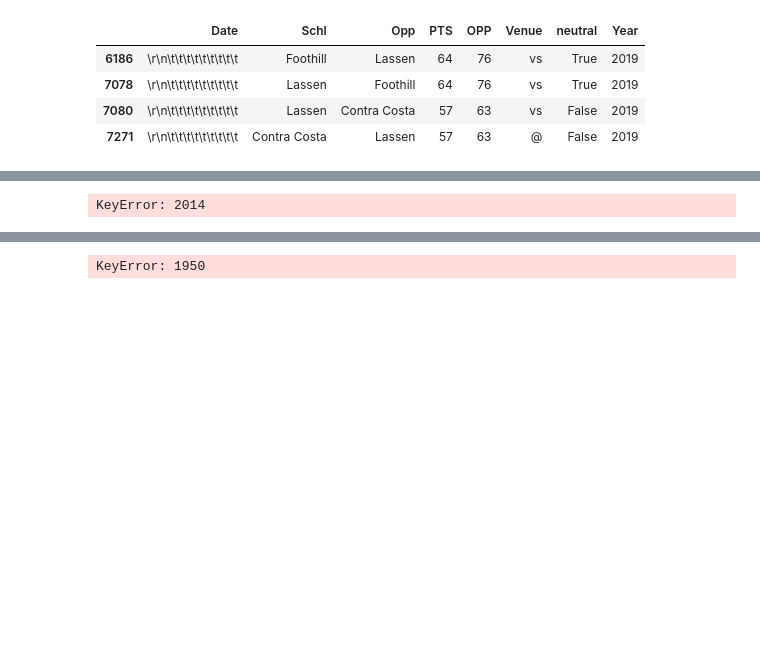
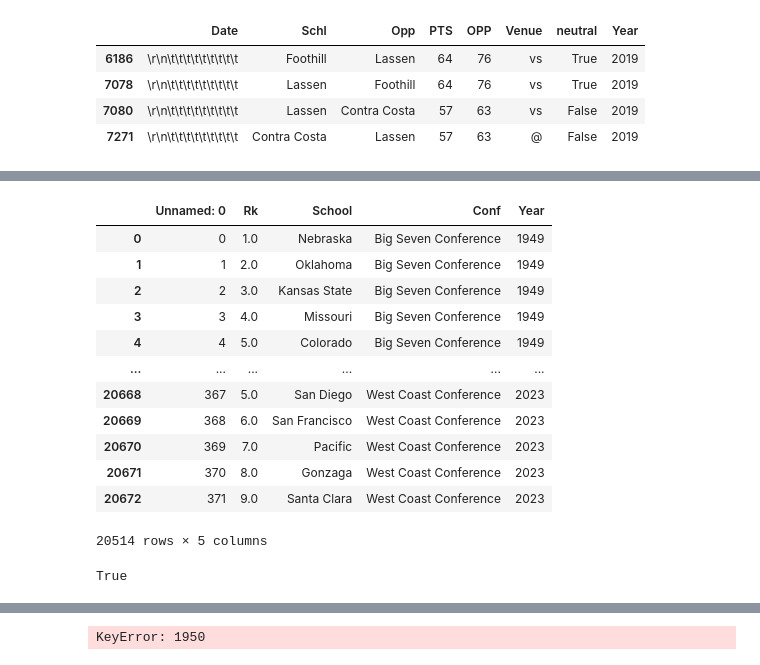
Before and after one commit to easella/ncaabelos, a Jupyter notebook: ncaab-for-free.ipynb, the cells around one changed output, grey strips where cells are left out. Cells and saved outputs as stored; diff of their text form; code cells hidden in the pictures; blank space fills up the shorter version.

```diff
--- a/ncaab-for-free.ipynb
+++ b/ncaab-for-free.ipynb
@@ -2722,7 +2720,23 @@ qw
+# %%
+confdf
+# %% [output]
+|  | Unnamed: 0 | Rk | School | Conf | Year |
+| 0 | 0 | 1.0 | Nebraska | Big Seven Conference | 1949 |
+| 1 | 1 | 2.0 | Oklahoma | Big Seven Conference | 1949 |
+| 2 | 2 | 3.0 | Kansas State | Big Seven Conference | 1949 |
+| 3 | 3 | 4.0 | Missouri | Big Seven Conference | 1949 |
+| 4 | 4 | 5.0 | Colorado | Big Seven Conference | 1949 |
+| ... | ... | ... | ... | ... | ... |
+| 20668 | 367 | 5.0 | San Diego | West Coast Conference | 2023 |
+| 20669 | 368 | 6.0 | San Francisco | West Coast Conference | 2023 |
+| 20670 | 369 | 7.0 | Pacific | West Coast Conference | 2023 |
+| 20671 | 370 | 8.0 | Gonzaga | West Coast Conference | 2023 |
+| 20672 | 371 | 9.0 | Santa Clara | West Coast Conference | 2023 |
+20514 rows × 5 columns
 # %%
-'Sam Houston' in years[2014]
+'Purdue' in years[1978]
 # %% [output]
-KeyError: 2014
+True
 # %%
 df22
 # %% [output]
```
Also changed, not shown: parts of 12 cells of this notebook.
